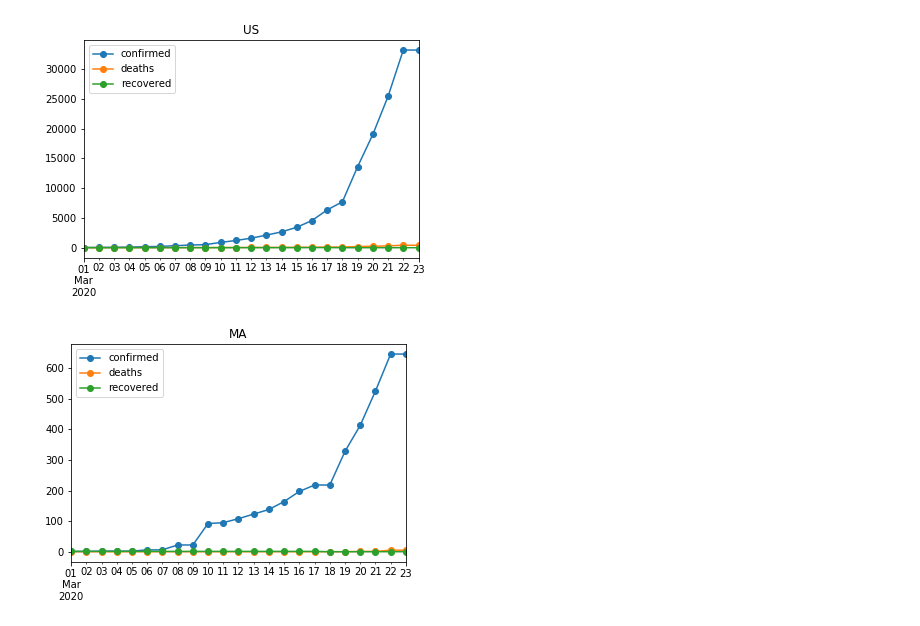
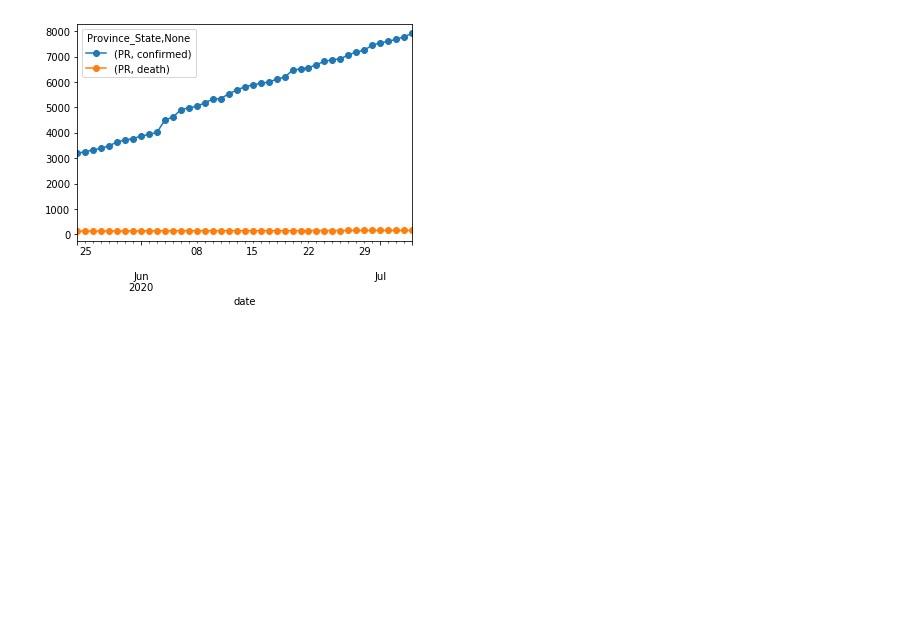
Before and after one commit to dsheldon/covid, a Jupyter notebook: scratch/JHU Data.ipynb, the cells around one changed output. Saved outputs shown, nothing was run; the diff lists cells and outputs as text; code cells hidden in the pictures; blank space fills up the shorter version.

```diff
--- a/scratch/JHU Data.ipynb
+++ b/scratch/JHU Data.ipynb
@@ -47,14 +14,13 @@ plt.show()
 # %%
-US = jhu.load_us()
-start = pd.Timestamp('2020-03-01')
+US, pop = jhu.load_us()
 
-US['tot'][start:].plot(style='o-')
-plt.title('US')
+idx = pd.IndexSlice
+
+US = US.loc[:, idx[:, ['confirmed', 'death']]]
+
+start = pd.Timestamp('2020-05-24')
+place = ['PR']
+US[place][start:].plot(style='o-')
 plt.show()
-
-US['MA'][start:].plot(style='o-')
-plt.title('MA')
-plt.show()
 # %% [output]
-[figure, old version]
+[figure, new version]
-[figure, removed]
```
Also changed, not shown: parts of 3 cells of this notebook, 2 other files.
